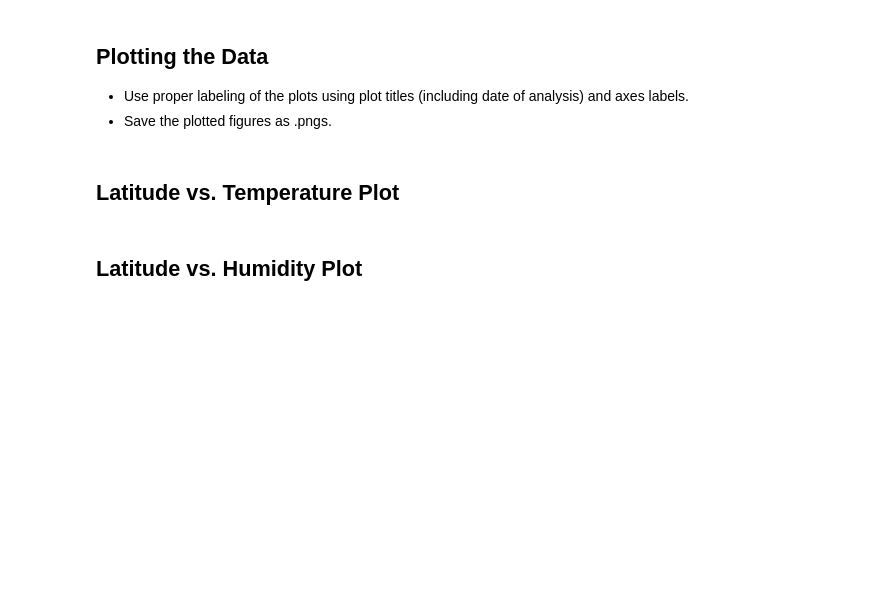
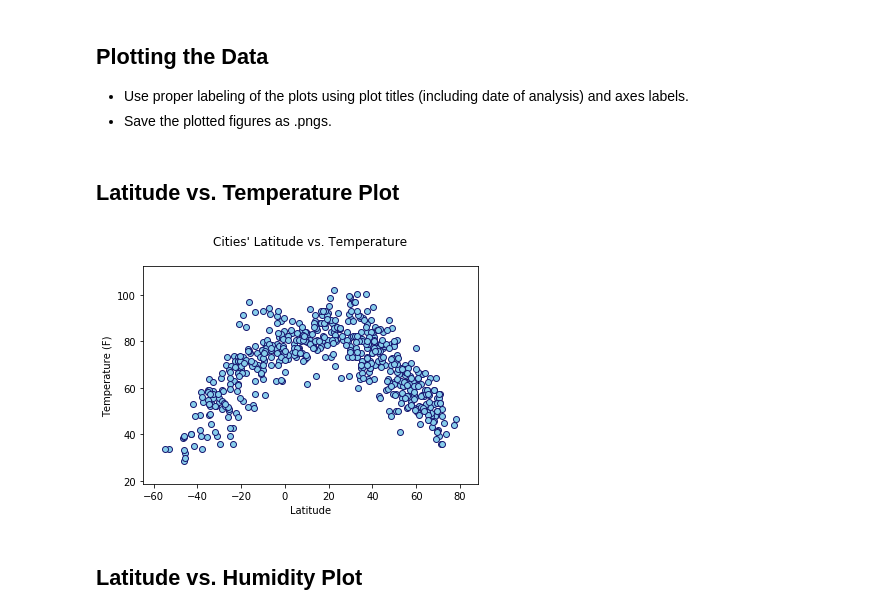
Before and after one commit to keiyaus/python-api-challenge, a Jupyter notebook: WeatherPy/WeatherPy_starter-Copy1.ipynb, the cells around one changed output. Drawn from its saved outputs; the diff is of its cells as text; code cells hidden in the pictures; blank space fills up the shorter version.

Commit message:
Created various scatter plots

```diff
--- a/WeatherPy/WeatherPy_starter-Copy1.ipynb
+++ b/WeatherPy/WeatherPy_starter-Copy1.ipynb
@@ -200,5 +198,24 @@ weather_data.to_csv(output_data_file ,index=False)
 * Save the plotted figures as .pngs.
 # %% [markdown]
 ## Latitude vs. Temperature Plot
+# %%
+# Get values for plotting
+latitude = weather_data['Lat']
+temp = weather_data['Max Temp']
+
+# Generate scatter plot
+plt.scatter(
+    latitude, temp,
+    marker='o',
+    facecolors='skyblue',
+    edgecolors='midnightblue')
+plt.title('Cities\' Latitude vs. Temperature\n')
+plt.xlabel('Latitude')
+plt.ylabel('Temperature (F)')
+plt.xlim(min(latitude)-10, max(latitude)+10)
+plt.ylim(min(temp)-10, max(temp)+10)
+plt.savefig("Images/LatitudeVsTemperature.png")
+# %% [output]
+[figure, added]
 # %% [markdown]
 ## Latitude vs. Humidity Plot
```
Also changed, not shown: parts of 4 cells of this notebook, 4 other files.
